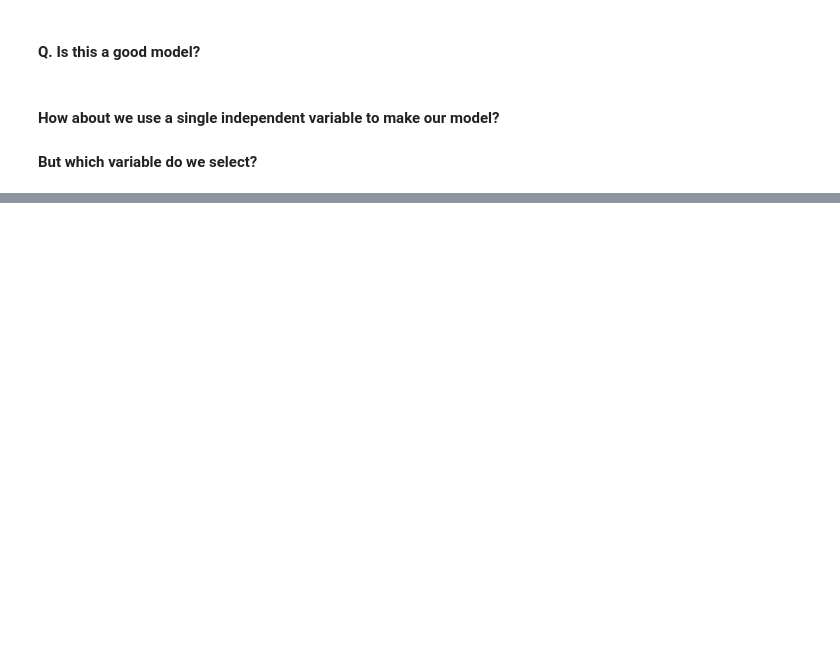
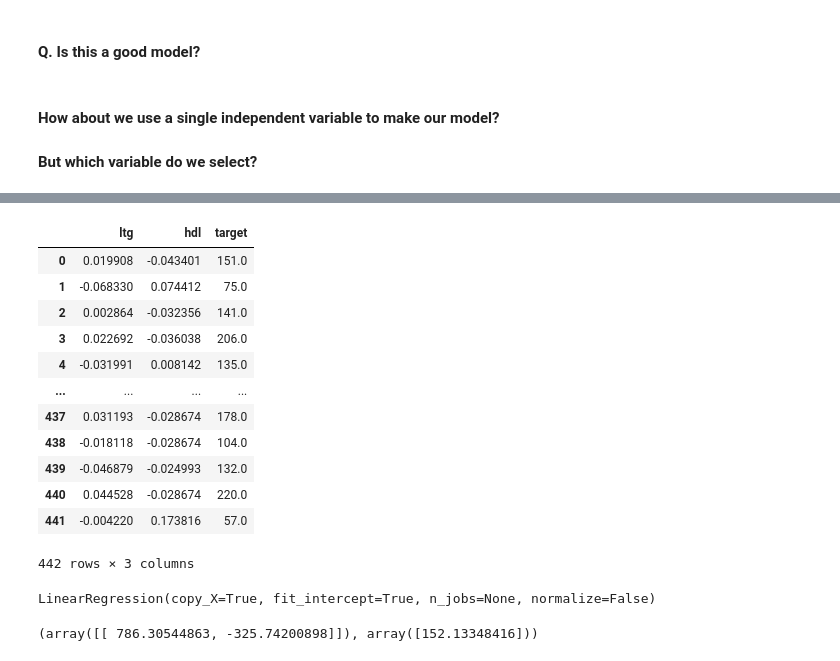
Before and after one commit to h3amza/CPSC392, a Jupyter notebook: Lectures/08-LinearRegression.ipynb, the cells around one changed output, grey strips where cells are left out. Drawn from its saved outputs; the diff is of its cells as text; code cells hidden in the pictures; blank space fills up the shorter version.

```diff
--- a/Lectures/08-LinearRegression.ipynb
+++ b/Lectures/08-LinearRegression.ipynb
@@ -139,4 +268,20 @@ print(r2_score(y_test,predictions))
 # %%
 # code to check something
+subset = df[['ltg','hdl','target']]
+subset
+# %% [output]
+|  | ltg | hdl | target |
+| 0 | 0.019908 | -0.043401 | 151.0 |
+| 1 | -0.068330 | 0.074412 | 75.0 |
+| 2 | 0.002864 | -0.032356 | 141.0 |
+| 3 | 0.022692 | -0.036038 | 206.0 |
+| 4 | -0.031991 | 0.008142 | 135.0 |
+| ... | ... | ... | ... |
+| 437 | 0.031193 | -0.028674 | 178.0 |
+| 438 | -0.018118 | -0.028674 | 104.0 |
+| 439 | -0.046879 | -0.024993 | 132.0 |
+| 440 | 0.044528 | -0.028674 | 220.0 |
+| 441 | -0.004220 | 0.173816 | 57.0 |
+442 rows × 3 columns
 # %%
 # run linear regression
@@ -142,0 +289,8 @@ print(r2_score(y_test,predictions))
+# %%
+lm.fit(subset[['ltg','hdl']],df['target'].values.reshape(-1,1))
+# %% [output]
+LinearRegression(copy_X=True, fit_intercept=True, n_jobs=None, normalize=False)
+# %%
+lm.coef_,lm.intercept_
+# %% [output]
+(array([[ 786.30544863, -325.74200898]]), array([152.13348416]))
```
Also changed, not shown: parts of 22 cells of this notebook.
